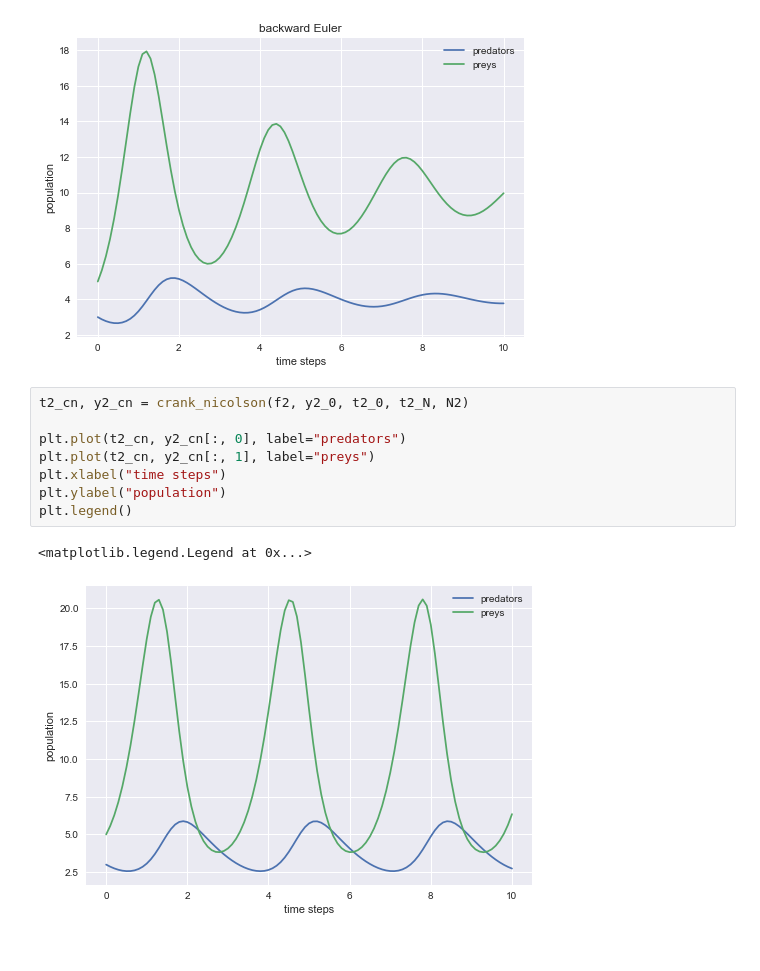
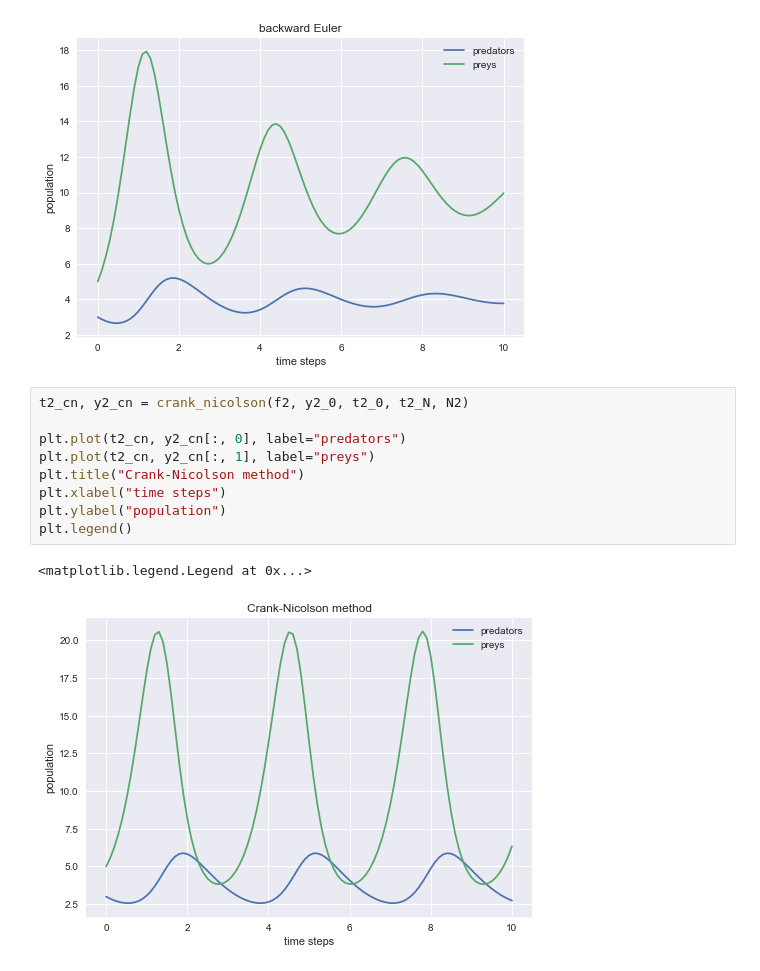
Before and after one commit to maxstollmayer/NuMeDiffG, a Jupyter notebook: Aufgabenblatt 3/Aufgabenblatt 3 Lösung.ipynb, the cells around one changed output. Saved outputs shown, nothing was run; the diff lists cells and outputs as text.

Commit message:
updated plots

```diff
--- a/Aufgabenblatt 3/Aufgabenblatt 3 Lösung.ipynb
+++ b/Aufgabenblatt 3/Aufgabenblatt 3 Lösung.ipynb
@@ -235,11 +235,12 @@ plt.legend()
 # %%
 t2_cn, y2_cn = crank_nicolson(f2, y2_0, t2_0, t2_N, N2)
 
 plt.plot(t2_cn, y2_cn[:, 0], label="predators")
 plt.plot(t2_cn, y2_cn[:, 1], label="preys")
+plt.title("Crank-Nicolson method")
 plt.xlabel("time steps")
 plt.ylabel("population")
 plt.legend()
 # %% [output]
 <matplotlib.legend.Legend at 0x...>
-[figure, old version]
+[figure, new version]
```
Also changed, not shown: parts of 3 cells of this notebook.
